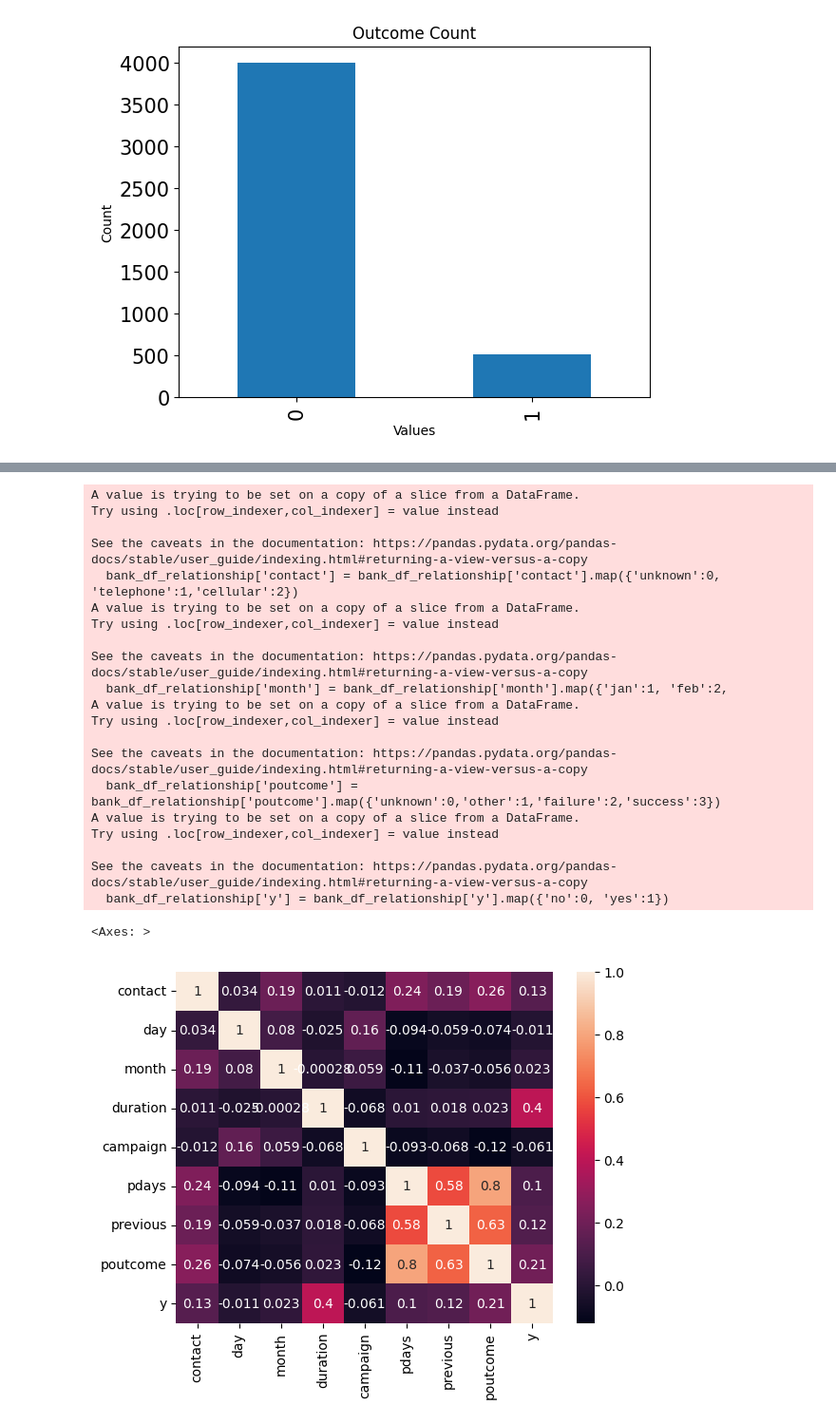
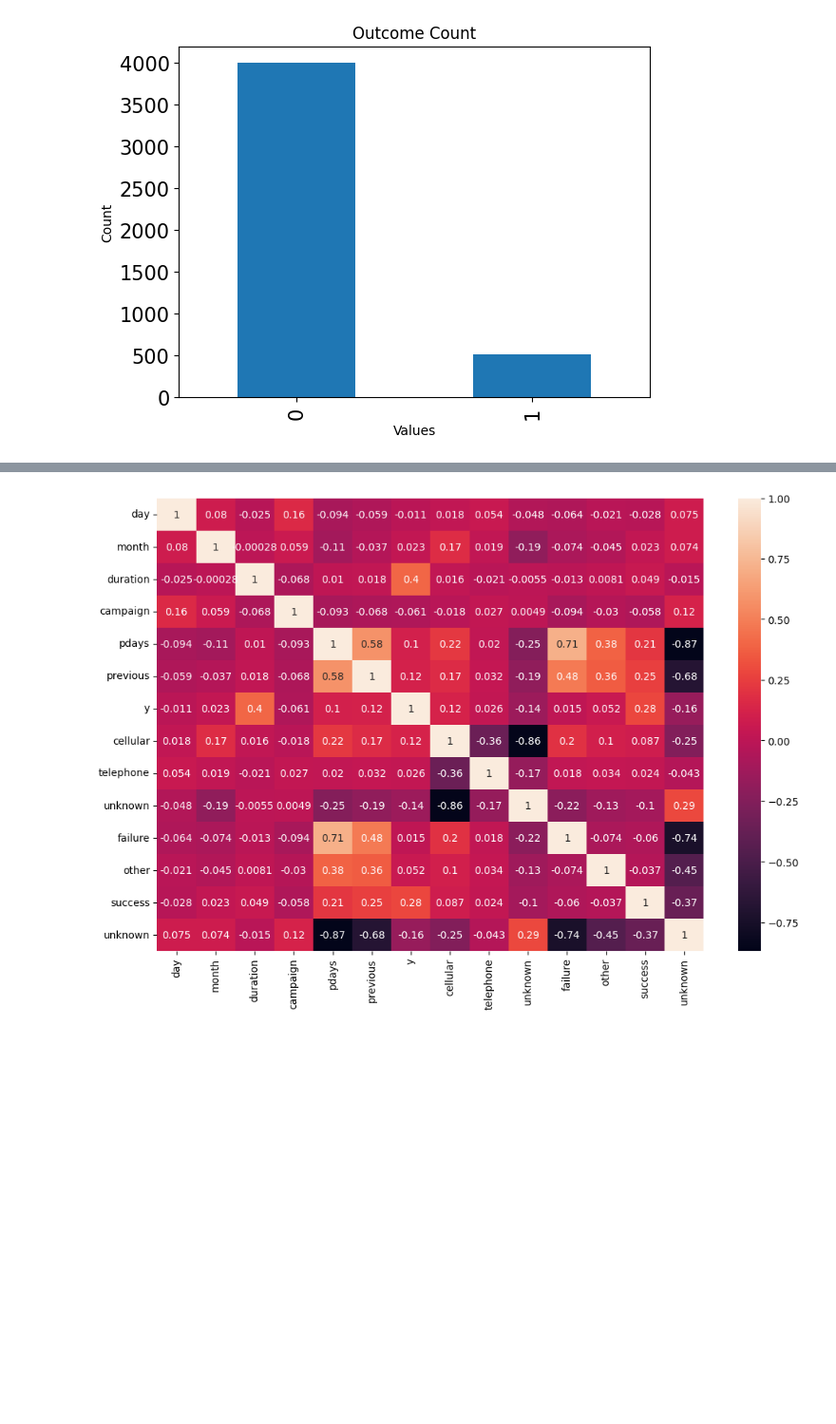
Before and after one commit to tsdandekar24/final_project, a Jupyter notebook: ml_and_visuals.ipynb, the cells around one changed output, grey strips where cells are left out. Shown: that part at 95% size. Drawn from its saved outputs; the diff is of its cells as text; code cells hidden in the pictures; blank space fills up the shorter version.

```diff
--- a/ml_and_visuals.ipynb
+++ b/ml_and_visuals.ipynb
@@ -187,52 +173,37 @@ ValueError: x and y must be the same size
 # %%
 import seaborn as sns
 
 bank_df = pd.read_csv('bank.csv', delimiter=';')
 
 bank_df_relationship = bank_df[['contact','day','month','duration','campaign','pdays','previous','poutcome','y']]
 
 
 
 def bank_relationship_standardizing():
     bank_df_relationship = bank_df[['contact','day','month','duration','campaign','pdays','previous','poutcome','y']]
-    bank_df_relationship['contact'] = bank_df_relationship['contact'].map({'unknown':0, 'telephone':1,'cellular':2})
+    contact = pd.get_dummies(bank_df_relationship['contact'])
+    bank_df_relationship = pd.concat([bank_df_relationship, contact], axis=1)
+    bank_df_relationship = bank_df_relationship.drop(['contact'], axis=1)
 
     bank_df_relationship['month'] = bank_df_relationship['month'].map({'jan':1, 'feb':2,
                                             'mar':3, 'apr':4,
                                             'may':5,'jun':6,
                                             'jul':7, 'aug':8,
                                             'sep':9,'oct':10,
                                             'nov':11,'dec':12})
 
-    bank_df_relationship['poutcome'] = bank_df_relationship['poutcome'].map({'unknown':0,'other':1,'failure':2,'success':3})
+    poutcome = pd.get_dummies(bank_df_relationship['poutcome'])
+    bank_df_relationship = pd.concat([bank_df_relationship, poutcome], axis=1)
+    bank_df_relationship = bank_df_relationship.drop(['poutcome'], axis=1)
 
     bank_df_relationship['y'] = bank_df_relationship['y'].map({'no':0, 'yes':1})
 
     return bank_df_relationship
 
 bank_df_relationship =  bank_relationship_standardizing()
 
+plt.figure(figsize=(12, 8))
 sns.heatmap(bank_df_relationship.corr(), annot = True)
+plt.show()
 # %% [output]
-A value is trying to be set on a copy of a slice from a DataFrame.
-Try using .loc[row_indexer,col_indexer] = value instead
-
-See the caveats in the documentation: https://pandas.pydata.org/pandas-docs/stable/user_guide/indexing.html#returning-a-view-versus-a-copy
-  bank_df_relationship['contact'] = bank_df_relationship['contact'].map({'unknown':0, 'telephone':1,'cellular':2})
-A value is trying to be set on a copy of a slice from a DataFrame.
-Try using .loc[row_indexer,col_indexer] = value instead
-
-See the caveats in the documentation: https://pandas.pydata.org/pandas-docs/stable/user_guide/indexing.html#returning-a-view-versus-a-copy
-  bank_df_relationship['month'] = bank_df_relationship['month'].map({'jan':1, 'feb':2,
-A value is trying to be set on a copy of a slice from a DataFrame.
-Try using .loc[row_indexer,col_indexer] = value instead
-
-See the caveats in the documentation: https://pandas.pydata.org/pandas-docs/stable/user_guide/indexing.html#returning-a-view-versus-a-copy
-  bank_df_relationship['poutcome'] = bank_df_relationship['poutcome'].map({'unknown':0,'other':1,'failure':2,'success':3})
-A value is trying to be set on a copy of a slice from a DataFrame.
-Try using .loc[row_indexer,col_indexer] = value instead
-
-See the caveats in the documentation: https://pandas.pydata.org/pandas-docs/stable/user_guide/indexing.html#returning-a-view-versus-a-copy
-  bank_df_relationship['y'] = bank_df_relationship['y'].map({'no':0, 'yes':1})
-<Axes: >
-[figure, old version]
+[figure, new version]
```
Also changed, not shown: parts of 2 cells of this notebook.
